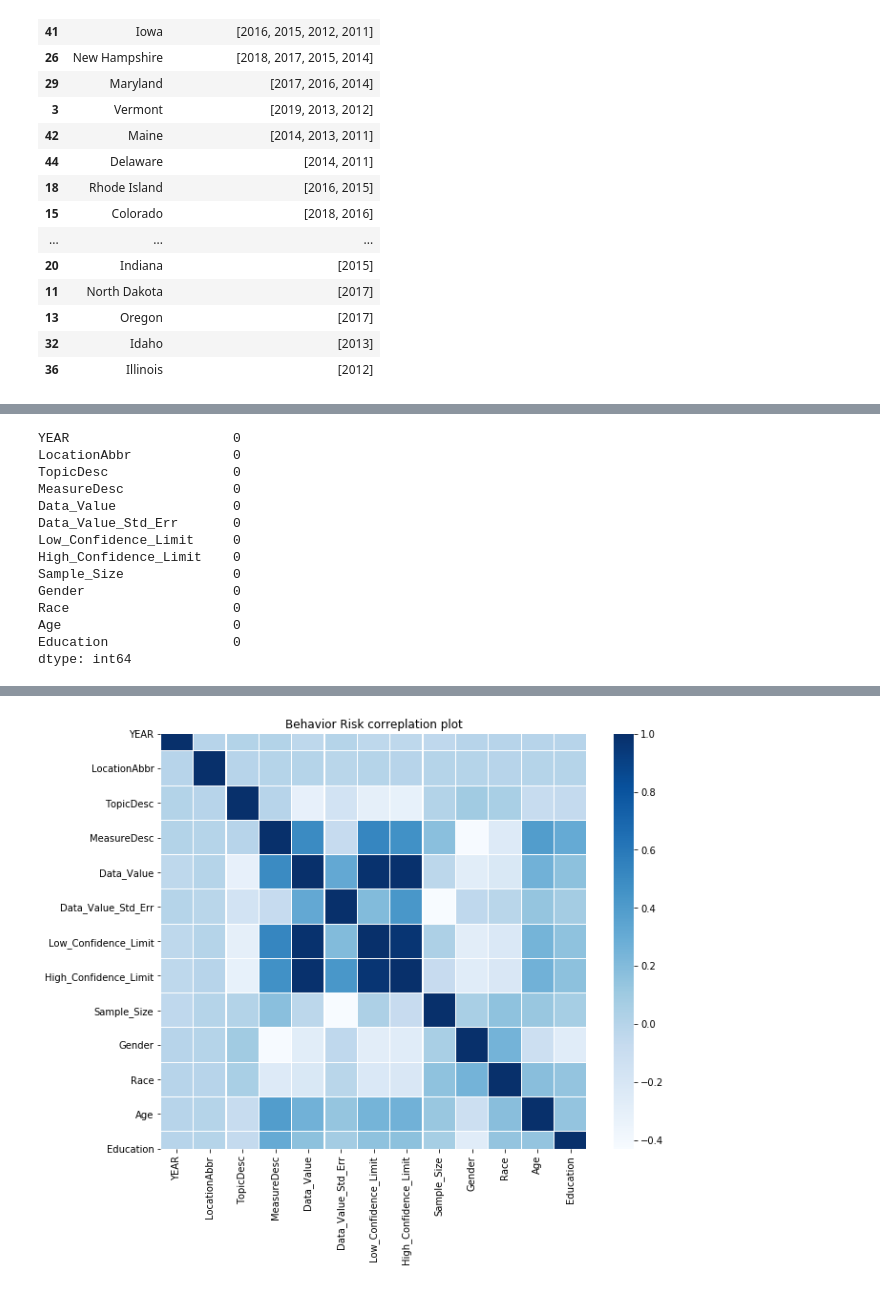
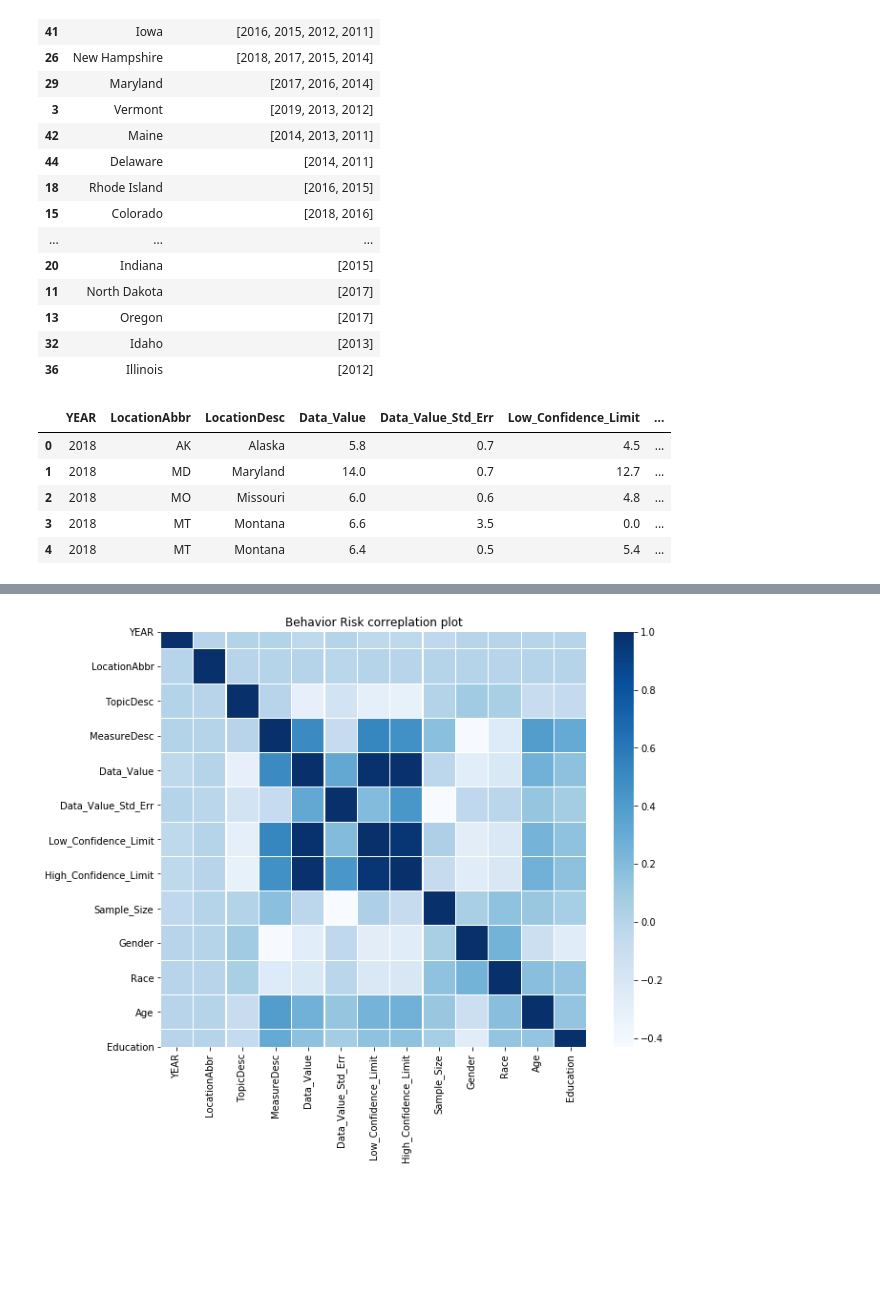
Before and after one commit to whehdwns/Risk_Analysis_Learning, a Jupyter notebook: Behavioral_Risk_Factor_Tobacco_2011_2019/Behavior Risk Tobacco.ipynb, the cells around one changed output, grey strips where cells are left out. Drawn from its saved outputs; the diff is of its cells as text; code cells hidden in the pictures; blank space fills up the shorter version.

```diff
--- a/Behavioral_Risk_Factor_Tobacco_2011_2019/Behavior Risk Tobacco.ipynb
+++ b/Behavioral_Risk_Factor_Tobacco_2011_2019/Behavior Risk Tobacco.ipynb
@@ -441,6 +445,15 @@ top_5_LocationinUS_df_new[['US State', 'Top 5 Years']]
 | 13 | Oregon | [2017] |
 | 32 | Idaho | [2013] |
 | 36 | Illinois | [2012] |
+# %%
+behavior_risk_tobacco_data2.head()
+# %% [output]
+|  | YEAR | LocationAbbr | LocationDesc | Data_Value | Data_Value_Std_Err | Low_Confidence_Limit | ... |
+| 0 | 2018 | AK | Alaska | 5.8 | 0.7 | 4.5 | ... |
+| 1 | 2018 | MD | Maryland | 14.0 | 0.7 | 12.7 | ... |
+| 2 | 2018 | MO | Missouri | 6.0 | 0.6 | 4.8 | ... |
+| 3 | 2018 | MT | Montana | 6.6 | 3.5 | 0.0 | ... |
+| 4 | 2018 | MT | Montana | 6.4 | 0.5 | 5.4 | ... |
 # %%
 behavior_risk_tobacco_newdata =  behavior_risk_tobacco_data1.copy()
 # %%
@@ -464,17 +471,0 @@ behavior_risk_tobacco_newdata['Sample_Size'].fillna(behavior_risk_tobacco_newdat
-# %%
-behavior_risk_tobacco_newdata.isnull().sum()
-# %% [output]
-YEAR                     0
-LocationAbbr             0
-TopicDesc                0
-MeasureDesc              0
-Data_Value               0
-Data_Value_Std_Err       0
-Low_Confidence_Limit     0
-High_Confidence_Limit    0
-Sample_Size              0
-Gender                   0
-Race                     0
-Age                      0
-Education                0
-dtype: int64
```
Also changed, not shown: parts of 11 cells of this notebook.
